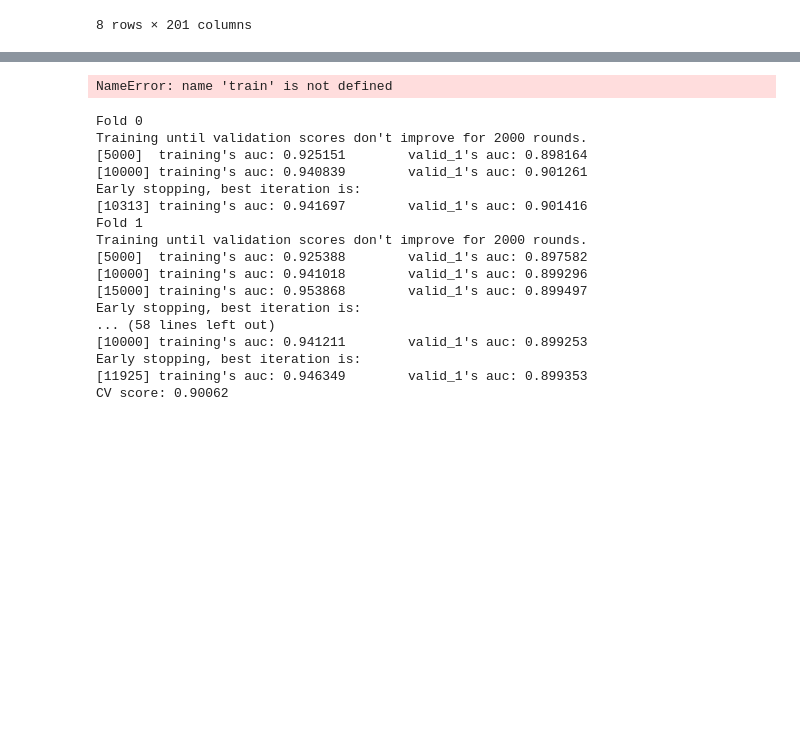
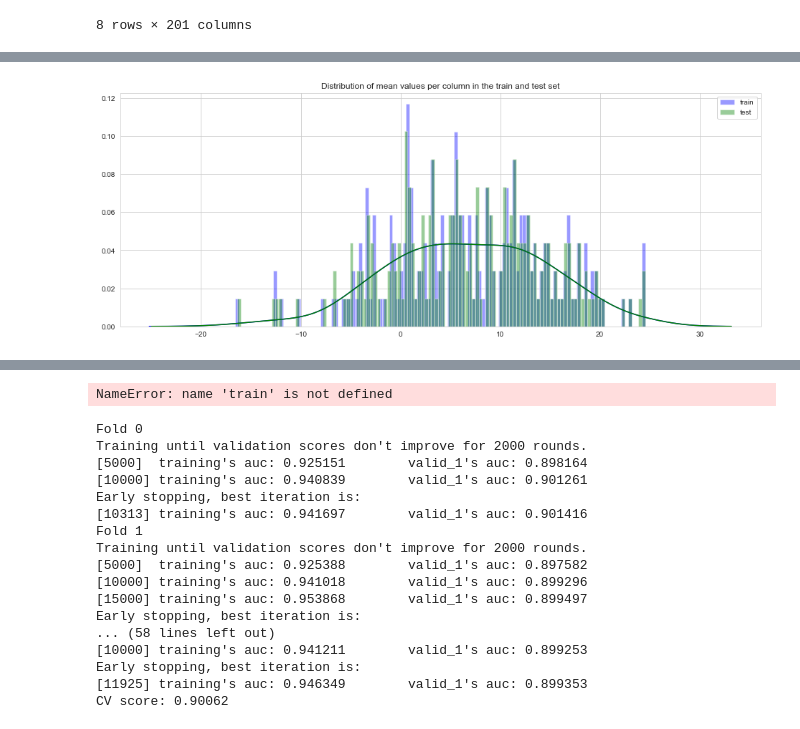
Before and after one commit to MeghaMhatre/Santander_Transaction_Prediction, a Jupyter notebook: src/transaction_prediction.ipynb, the cells around one changed output, grey strips where cells are left out. Drawn from its saved outputs; the diff is of its cells as text; code cells hidden in the pictures; blank space fills up the shorter version.

```diff
--- a/src/transaction_prediction.ipynb
+++ b/src/transaction_prediction.ipynb
@@ -38,0 +108,8 @@ train_df.describe()
+# %%
+plt.figure(figsize=(16,6))
+plt.title("Distribution of mean values per column in the train and test set")
+sns.distplot(train_df[features].mean(axis=0),color="blue", kde=True,bins=120, label='train')
+sns.distplot(test_df[features].mean(axis=0),color="green", kde=True,bins=120, label='test')
+plt.legend();plt.show()
+# %% [output]
+[figure, added]
```
Also changed, not shown: parts of 31 cells of this notebook.
